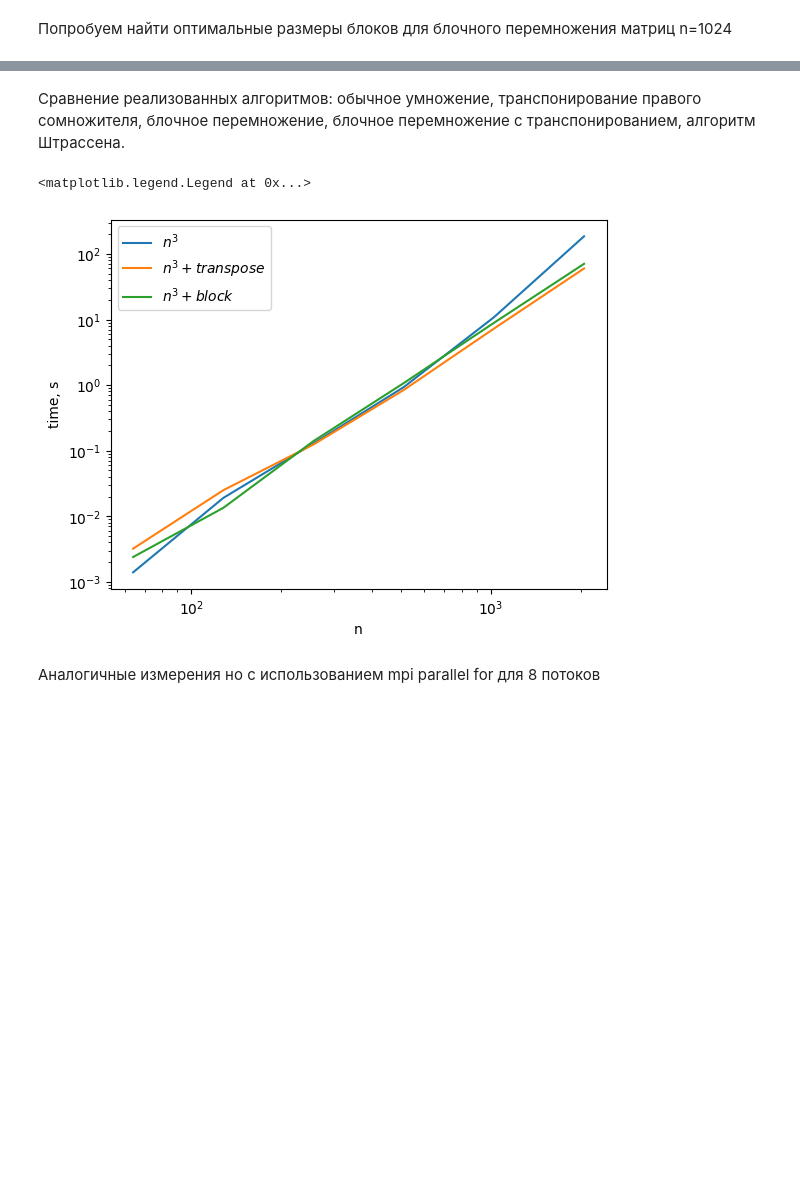
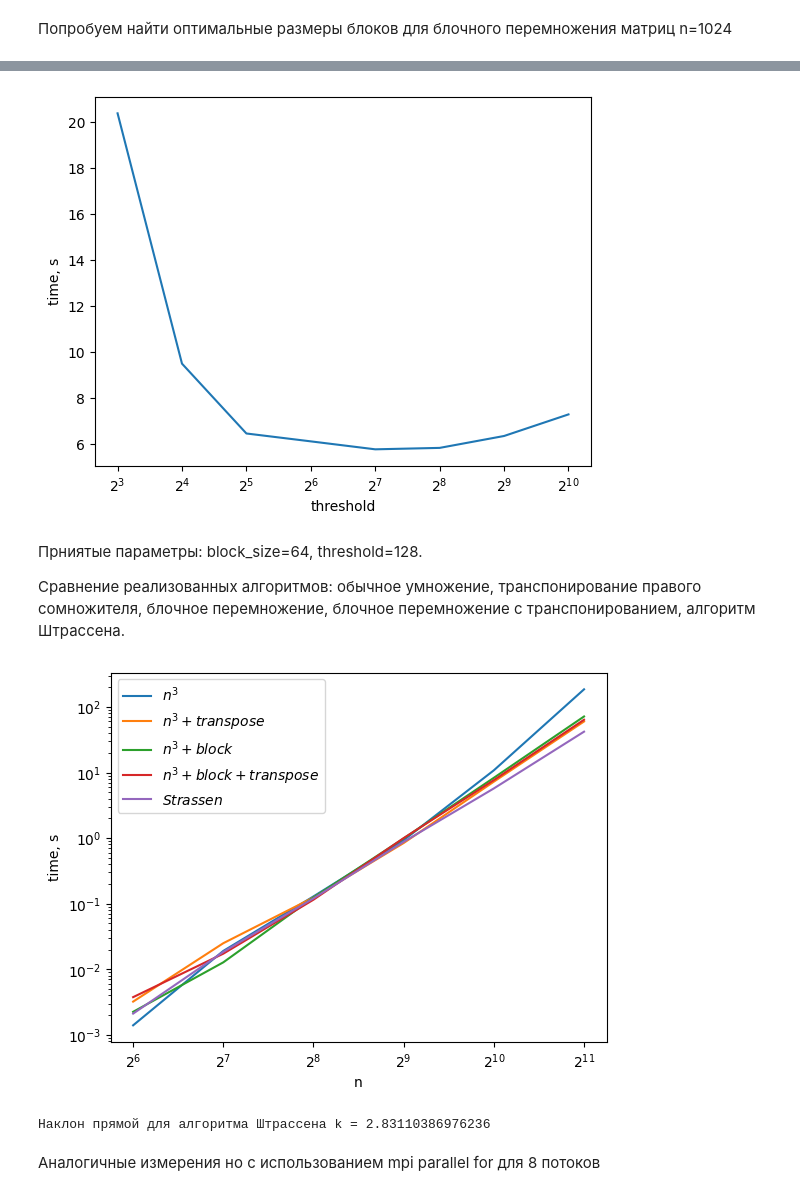
Before and after one commit to VoyakaGOD/parallel_programming, a Jupyter notebook: common_tasks/7_matmul/benchmarks.ipynb, the cells around one changed output, grey strips where cells are left out. Drawn from its saved outputs; the diff is of its cells as text; code cells hidden in the pictures; blank space fills up the shorter version.

Commit message:
Strassen benchmarks for matmul

```diff
--- a/common_tasks/7_matmul/benchmarks.ipynb
+++ b/common_tasks/7_matmul/benchmarks.ipynb
@@ -22,24 +22,47 @@ plt.xscale("log", base=2)
 
 Теперь найдём оптимальный threshold для алгоритма Штрассена, при котором будем переходить на обычный $n^3$ алгоритм.
+# %%
+td = [8,       16,      32,      64,      128,     256,     512,     1024]
+st = [20.3749, 9.50572, 6.47331, 6.13119, 5.78571, 5.84804, 6.36465, 7.30207]
+
+plt.plot(td, st)
+plt.xlabel("threshold")
+plt.ylabel("time, s")
+plt.xscale("log", base=2)
+# %% [output]
+[figure, added]
 # %% [markdown]
+Прниятые параметры: block_size=64, threshold=128.
+
 Сравнение реализованных алгоритмов: обычное умножение, транспонирование правого сомножителя, блочное перемножение, блочное перемножение с транспонированием, алгоритм Штрассена.
 # %%
 N =     [64,            128,        256,        512,        1024,       2048]
 n3 =    [0.00140146,    0.0190887,  0.129321,   0.931388,   10.8168,    185.596]
 n3tr =  [0.00322068,    0.0250329,  0.124665,   0.843104,   7.25912,    60.0307]
-n3bl =  [0.00239962,    0.0134735,  0.140308,   1.07285,    8.89357,    70.6776]
+n3bl =  [0.00225103,    0.0127896,  0.12443,    0.990528,   8.31613,    71.5343]
+n3bt =  [0.00376851,    0.0173324,  0.115311,   1.00181,    7.67196,    63.8029]
+st =    [0.00211315,    0.018443,   0.120788,   0.87866,    5.72694,    41.9804]
 
 plt.plot(N, n3, label="$n^3$")
 plt.plot(N, n3tr, label="$n^3 + transpose$")
 plt.plot(N, n3bl, label="$n^3 + block$")
+plt.plot(N, n3bt, label="$n^3 + block + transpose$")
+plt.plot(N, st, label="$Strassen$")
 plt.xlabel("n")
 plt.ylabel("time, s")
-plt.xscale("log")
+plt.xscale("log", base=2)
 plt.yscale("log")
 plt.legend()
+plt.show()
+
+import numpy as np
+from math import log
+
+k, b = np.polyfit(np.array([log(x) for x in N]), np.array([log(x) for x in st]), 1)
+print(f"Наклон прямой для алгоритма Штрассена k = {k}")
 # %% [output]
+[figure, new version]
-<matplotlib.legend.Legend at 0x...>
+Наклон прямой для алгоритма Штрассена k = 2.83110386976236
-[figure, old version]
 # %% [markdown]
 Аналогичные измерения но с использованием mpi parallel for для 8 потоков
 # %%
```
Also changed, not shown: parts of 4 cells of this notebook, 1 other file.
